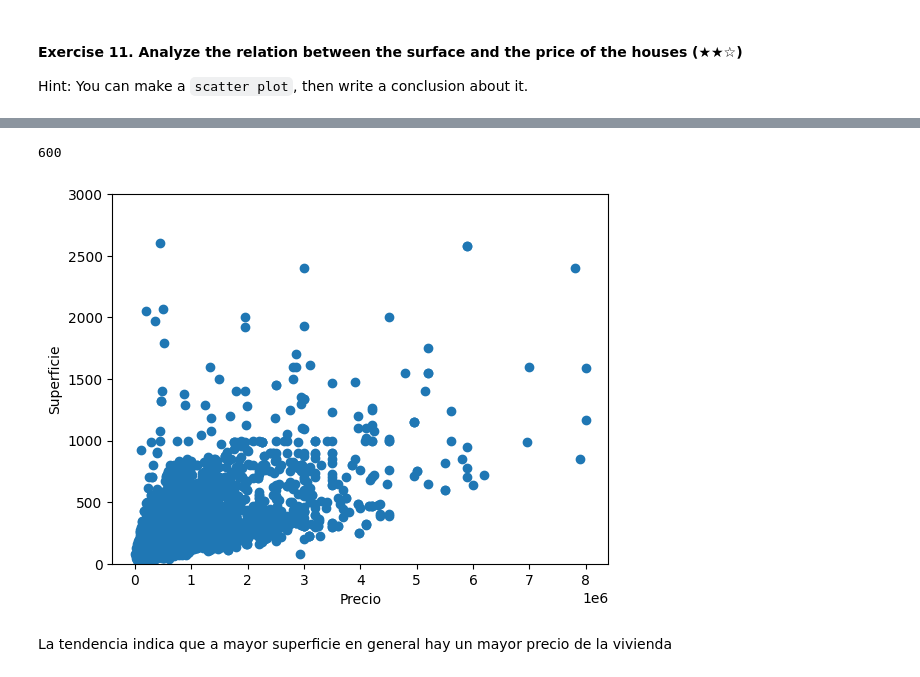
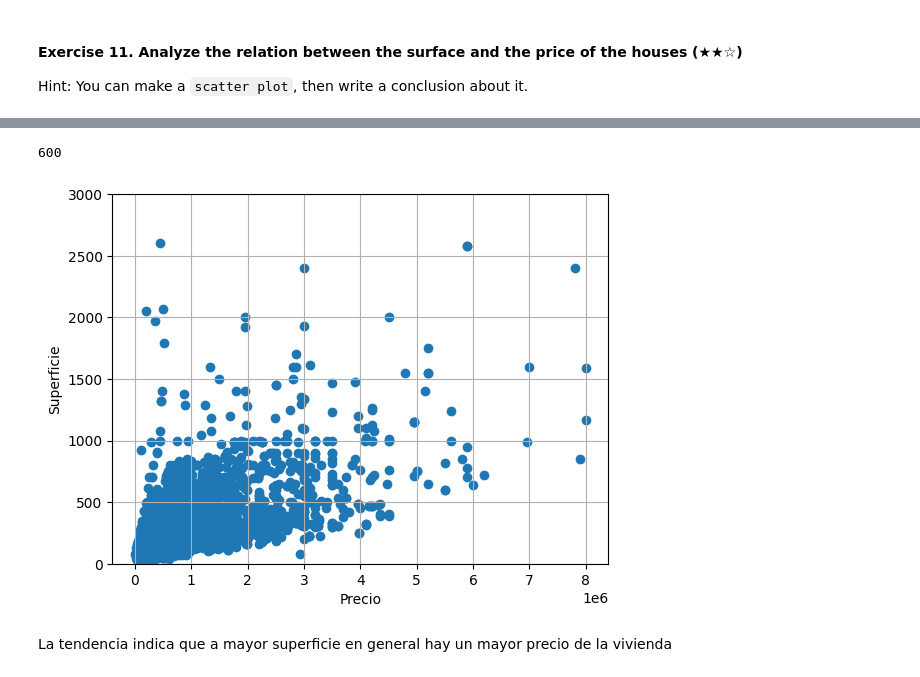
Before and after one commit to gzsomm/realestate-datacleanup-exercise, a Jupyter notebook: project.ipynb, the cells around one changed output, grey strips where cells are left out. Saved outputs shown, nothing was run; the diff lists cells and outputs as text; code cells hidden in the pictures.

```diff
--- a/project.ipynb
+++ b/project.ipynb
@@ -260,14 +242,14 @@ Print both average prices and then write a conclusion about them.
 # %%
 # TODO
 
-ds_filtro = ds[ds["price"] > 0]
-Valdemorillo_price_mean = ds_filtro[ds_filtro["level5"] == "Valdemorillo"]["price"].mean()
-Galapagar_price_mean = ds_filtro[ds_filtro["level5"] == "Galapagar"]["price"].mean()
+ds_sinzero = ds[ds["price"] > 0]
+pmean_valdemorillo = ds_sinzero[ds_sinzero["level5"] == "Valdemorillo"]["price"].mean()
+pmean_galapagar = ds_sinzero[ds_sinzero["level5"] == "Galapagar"]["price"].mean()
 
-print (Valdemorillo_price_mean)
-print (Galapagar_price_mean)
+print (pmean_valdemorillo)
+print (pmean_galapagar)
 
-print (Valdemorillo_price_mean == Galapagar_price_mean)
+print (pmean_valdemorillo == pmean_galapagar)
 # %% [output]
 363860.2931034483
 360063.20238095237
@@ -308,20 +308,21 @@ Hint: You can make a `scatter plot`, then write a conclusion about it.
 # %%
 # TODO: Code
 
-print(ds_filtro["price"].min())
+print(ds_sinzero["price"].min())
 
-plt.scatter(ds_filtro["price"], ds_filtro["surface"])
+plt.scatter(ds_sinzero["price"], ds_sinzero['surface'])
 plt.ylim(top = 3000)
 plt.ylim(bottom = 0)
 plt.xlabel("Precio")
 plt.ylabel("Superficie")
+plt.grid(visible=True, axis='both')
 
 plt.show()
 
 #
 # %% [output]
 600
-[figure, old version]
+[figure, new version]
 # %% [markdown]
 La tendencia indica que a mayor superficie en general hay un mayor precio de la vivienda
 # %% [markdown]
```
Also changed, not shown: parts of 19 cells of this notebook.
